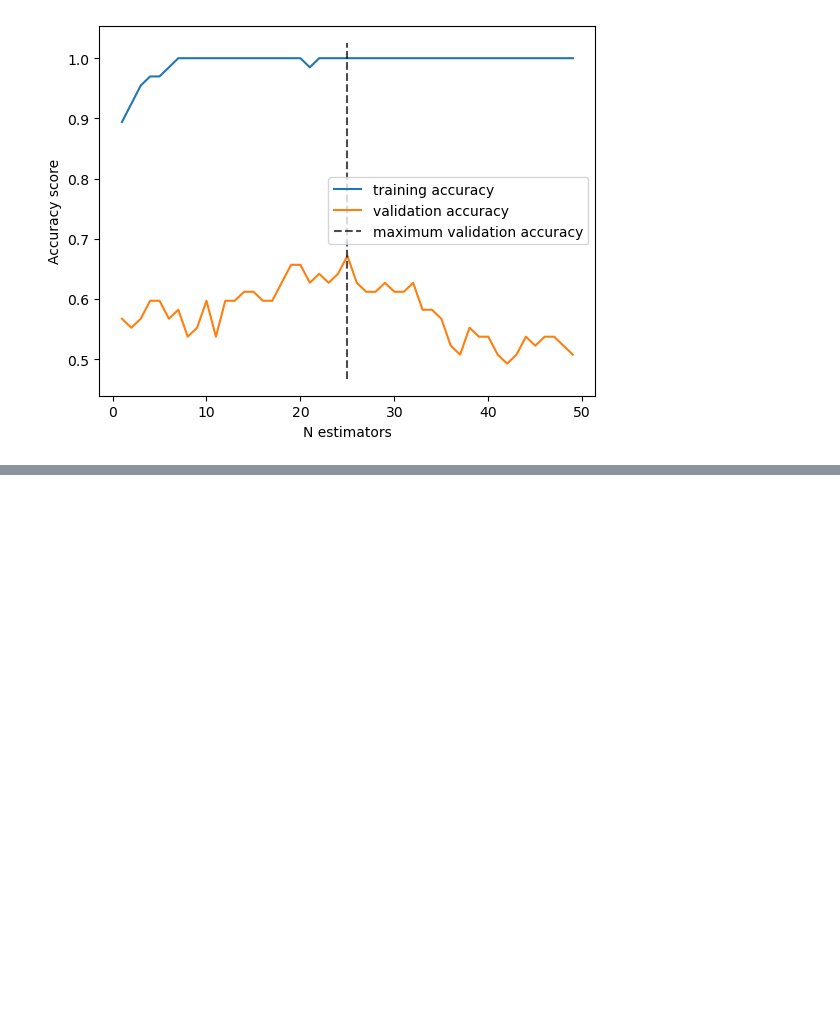
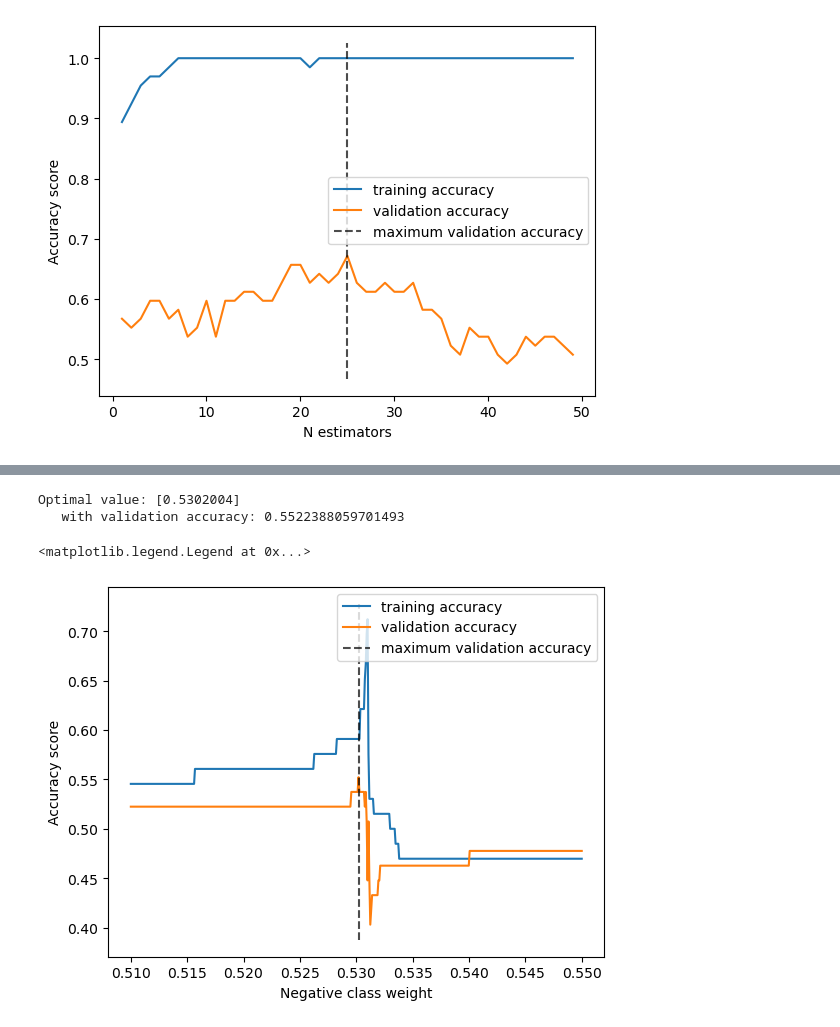
Before and after one commit to ashyo98/transit_classification, a Jupyter notebook: Standard_Algorithms.ipynb, the cells around one changed output, grey strips where cells are left out. Drawn from its saved outputs; the diff is of its cells as text; code cells hidden in the pictures; blank space fills up the shorter version.

```diff
--- a/Standard_Algorithms.ipynb
+++ b/Standard_Algorithms.ipynb
@@ -158,2 +196,34 @@ test accuracy, RF: 0.6269
+# %%
+train_acc = []
+val_acc = []
+w_arr = np.linspace(0.51,0.55,500)
+for w_neg in w_arr:
+    #print(n)
+    w_pos = 1-w_neg
+    w = {0:w_neg, 1:w_pos}
+    LR = LogisticRegression(random_state=123, class_weight=w, max_iter = 10000)
+    LR.fit(X_train_interp,y_train)
+    LR_pred_val = LR.predict(X_val_interp)
+    LR_pred_train = LR.predict(X_train_interp)
+    train_acc += [accuracy_score(y_train,LR_pred_train)]
+    val_acc += [accuracy_score(y_val,LR_pred_val)]
+
+# determine 'best' hyperparameters
+best_w_neg = w_arr[np.where(val_acc == np.max(val_acc))]
+print('Optimal value: ' + str(best_w_neg))
+print('   with validation accuracy: ' + str(np.max(val_acc)))
+plt.figure(dpi = 100)
+plt.plot(w_arr,train_acc, label = 'training accuracy')
+plt.plot(w_arr,val_acc,label = 'validation accuracy')
+ylims = plt.gca().get_ylim()
+plt.vlines(best_w_neg, ylims[0], ylims[1], 'k', alpha = 0.7, linestyle = 'dashed', label = 'maximum validation accuracy')
+plt.ylabel('Accuracy score')
+plt.xlabel('Negative class weight')
+plt.legend()
+# %% [output]
+Optimal value: [0.5302004]
+   with validation accuracy: 0.5522388059701493
+<matplotlib.legend.Legend at 0x...>
+[figure, added]
 # %%
 # Weights determined iteratively, but no good set of weights was found
```
Also changed, not shown: parts of 4 cells of this notebook.
